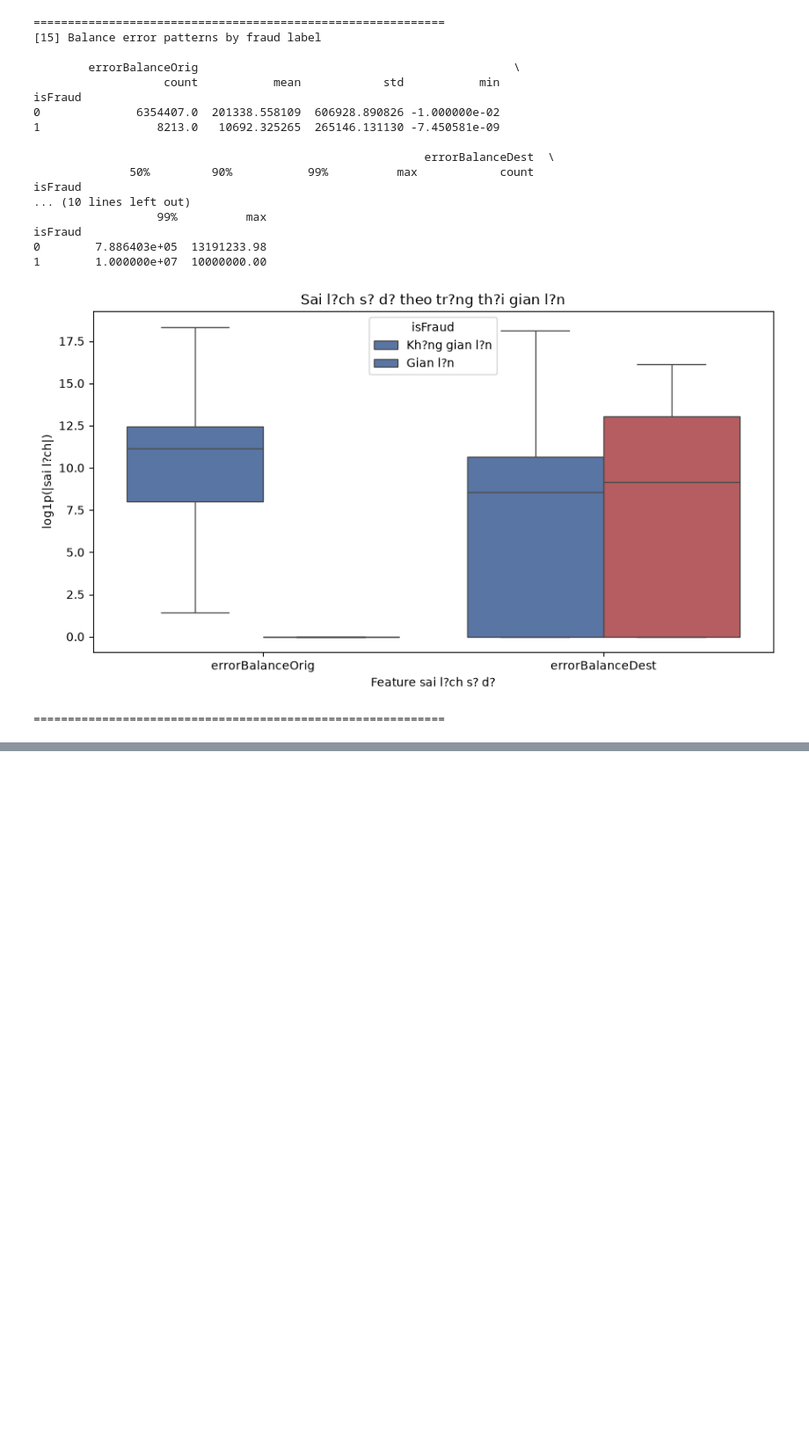
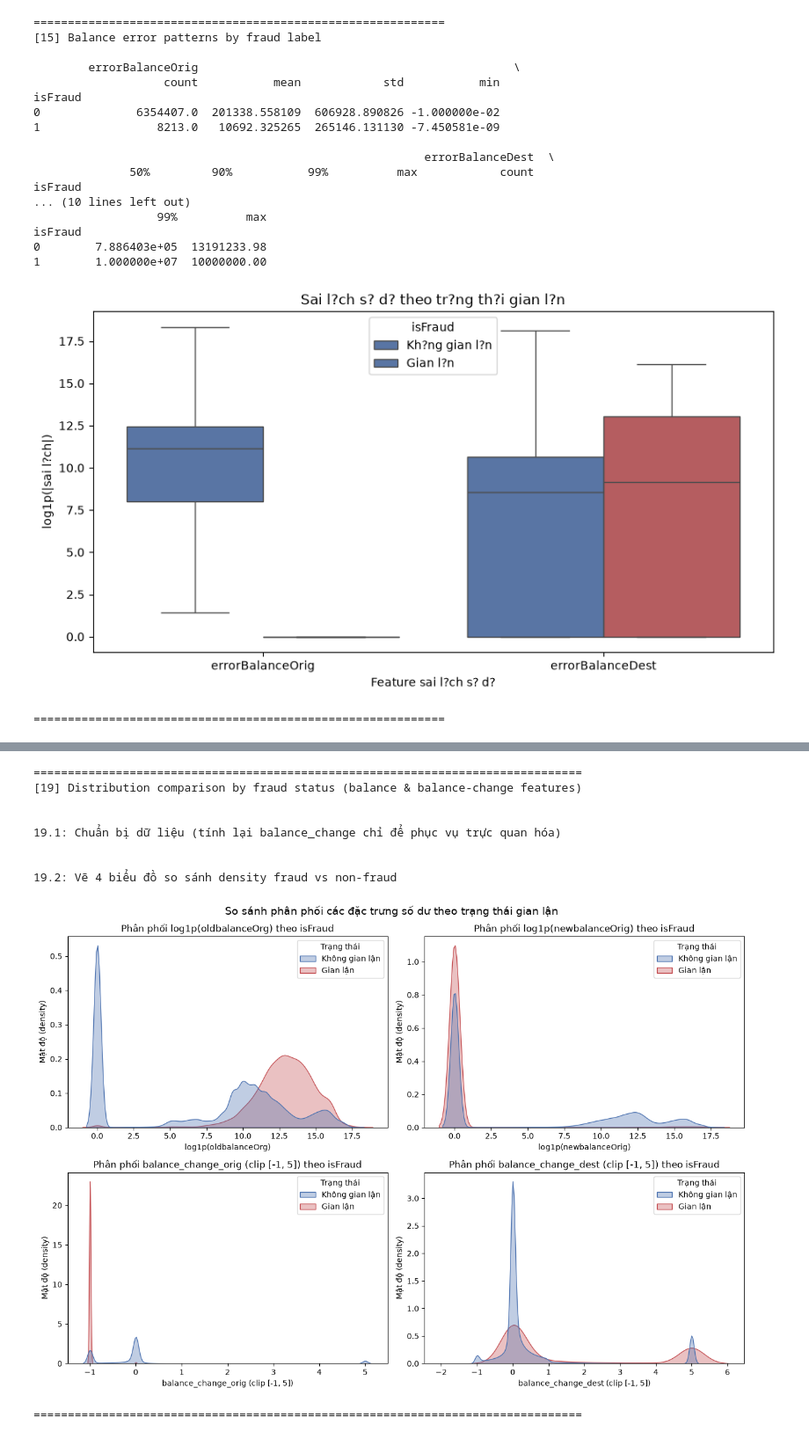
Before and after one commit to PH31M/fraud-detection-thesis, a Jupyter notebook: notebooks/01_eda.ipynb, the cells around one changed output, grey strips where cells are left out. Shown at 88% size. Cells and saved outputs as stored; diff of their text form; code cells hidden in the pictures; blank space fills up the shorter version.

```diff
--- a/notebooks/01_eda.ipynb
+++ b/notebooks/01_eda.ipynb
@@ -340,0 +723,60 @@ isFraud
+# %%
+# [19] So sánh phân phối các đặc trưng số dư giữa giao dịch gian lận và không gian lận
+# Mục đích: kiểm chứng trực quan nhận định "balance_change ≈ -100% là feature mạnh nhất"
+section("[19] Distribution comparison by fraud status (balance & balance-change features)")
+
+tit("19.1: Chuẩn bị dữ liệu (tính lại balance_change chỉ để phục vụ trực quan hóa)")
+eda_change = df[['isFraud', 'oldbalanceOrg', 'newbalanceOrig', 'oldbalanceDest', 'newbalanceDest']].copy()
+eda_change['balance_change_orig'] = (
+    (eda_change['newbalanceOrig'] - eda_change['oldbalanceOrg'])
+    / eda_change['oldbalanceOrg'].replace(0, 1)
+)
+eda_change['balance_change_dest'] = (
+    (eda_change['newbalanceDest'] - eda_change['oldbalanceDest'])
+    / eda_change['oldbalanceDest'].replace(0, 1)
+)
+
+# Giới hạn (clip) balance_change để tránh outlier cực đoan do chia cho mẫu số gần 0 làm méo biểu đồ.
+eda_change['balance_change_orig_clipped'] = eda_change['balance_change_orig'].clip(-1, 5)
+eda_change['balance_change_dest_clipped'] = eda_change['balance_change_dest'].clip(-1, 5)
+eda_change['log_oldbalanceOrg'] = np.log1p(eda_change['oldbalanceOrg'])
+eda_change['log_newbalanceOrig'] = np.log1p(eda_change['newbalanceOrig'])
+eda_change['Trạng thái'] = eda_change['isFraud'].map({0: 'Không gian lận', 1: 'Gian lận'})
+
+tit("19.2: Vẽ 4 biểu đồ so sánh density fraud vs non-fraud")
+plot_configs = [
+    ('log_oldbalanceOrg', 'log1p(oldbalanceOrg)'),
+    ('log_newbalanceOrig', 'log1p(newbalanceOrig)'),
+    ('balance_change_orig_clipped', 'balance_change_orig (clip [-1, 5])'),
+    ('balance_change_dest_clipped', 'balance_change_dest (clip [-1, 5])'),
+]
+
+fig, axes = plt.subplots(2, 2, figsize=(13, 9))
+axes = axes.flatten()
+
+for ax, (col, label) in zip(axes, plot_configs):
+    sns.kdeplot(
+        data=eda_change, x=col, hue='Trạng thái',
+        common_norm=False, fill=True, alpha=0.35,
+        palette={'Không gian lận': '#4C72B0', 'Gian lận': '#C44E52'}, ax=ax,
+    )
+    ax.set_xlabel(label)
+    ax.set_ylabel('Mật độ (density)')
+    ax.set_title(f'Phân phối {label} theo isFraud')
+
+fig.suptitle('So sánh phân phối các đặc trưng số dư theo trạng thái gian lận', fontsize=14)
+plt.tight_layout()
+plt.savefig(FIGURES_DIR / 'balance_distribution_by_fraud.png', dpi=150)
+plt.show()
+endSection()
+# %% [output]
+================================================================================
+[19] Distribution comparison by fraud status (balance & balance-change features)
+
+
+19.1: Chuẩn bị dữ liệu (tính lại balance_change chỉ để phục vụ trực quan hóa)
+
+
+19.2: Vẽ 4 biểu đồ so sánh density fraud vs non-fraud
+[figure, added]
+================================================================================
```
Also changed, not shown: parts of 8 cells of this notebook, 8 other files.
